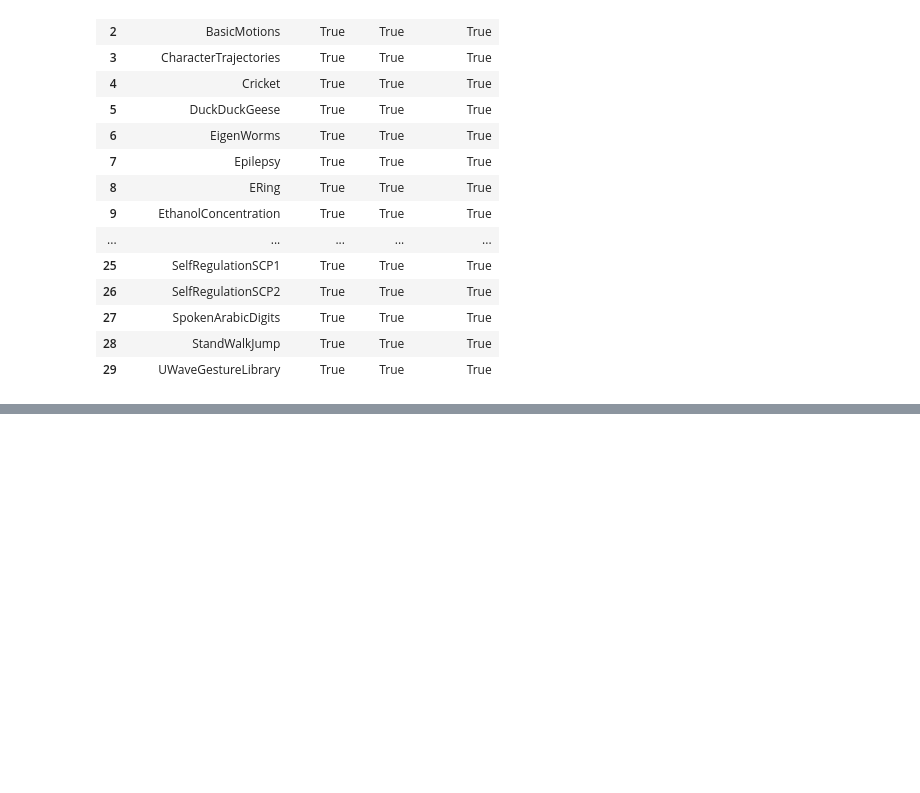
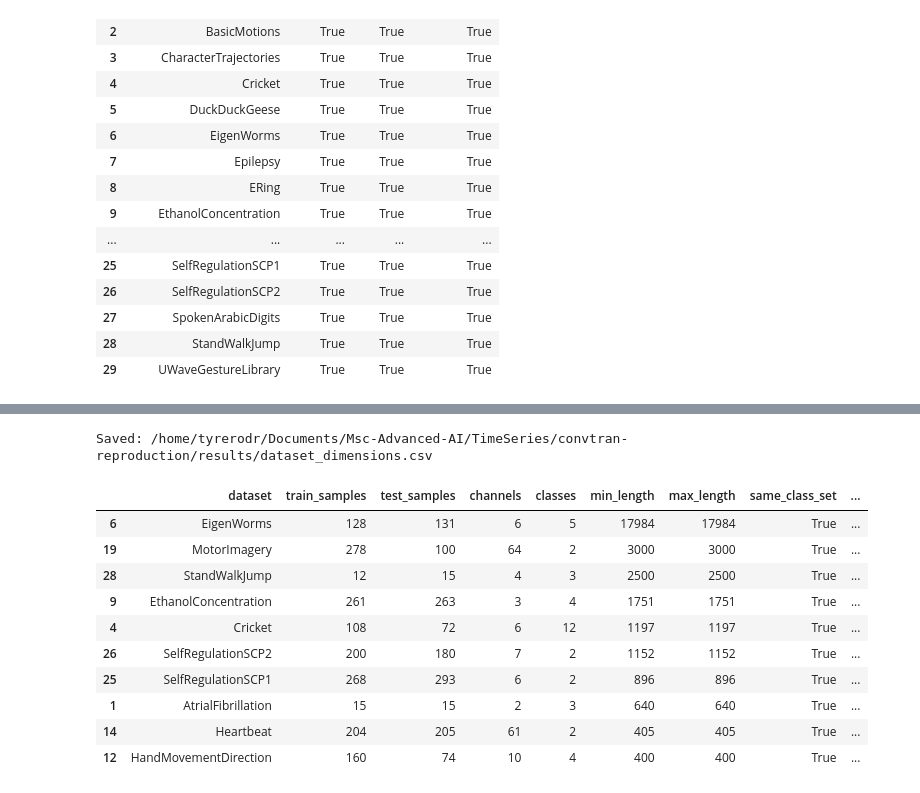
Before and after one commit to tyrerodr/convtran-reproduction, a Jupyter notebook: notebooks/02_uea_benchmark.ipynb, the cells around one changed output, grey strips where cells are left out. Drawn from its saved outputs; the diff is of its cells as text; code cells hidden in the pictures; blank space fills up the shorter version.

Commit message:
docs: record UEA dataset dimensions

```diff
--- a/notebooks/02_uea_benchmark.ipynb
+++ b/notebooks/02_uea_benchmark.ipynb
@@ -11,7 +11,5 @@ BasicMotions pilot results are documented in `01_reproduction.ipynb`.
 # %%
 from pathlib import Path
-import subprocess
-import sys
 
 import pandas as pd
 
@@ -24,13 +22,13 @@ ROOT = next(
     None,
 )
 
-assert ROOT is not None, "Open the notebook from the project repository."
+assert ROOT is not None, "Open this notebook from the project repository."
 
 DATA_ROOT = ROOT / "Dataset" / "UEA" / "Multivariate_ts"
-RUNNER = ROOT / "scripts" / "run_baseline.py"
-RESULTS_PATH = ROOT / "results" / "baseline_runs.csv"
+ARCHIVE_DIR = ROOT / "Dataset" / "archives"
+RESULTS_DIR = ROOT / "results"
 
 print("Repository:", ROOT)
-print("Kernel Python:", sys.executable)
+print("Data directory:", DATA_ROOT)
 # %% [output]
 Repository: /home/tyrerodr/Documents/Msc-Advanced-AI/TimeSeries/convtran-reproduction
@@ -182,26 +182,27 @@ Missing datasets must be downloaded before training.
 # %%
-inventory = pd.DataFrame([
-    {
+inventory_rows = []
+
+for name in UEA_DATASETS:
+    train = DATA_ROOT / name / f"{name}_TRAIN.ts"
+    test = DATA_ROOT / name / f"{name}_TEST.ts"
+
+    inventory_rows.append({
         "dataset": name,
-        "train_file": (
-            DATA_ROOT / name / f"{name}_TRAIN.ts"
-        ).is_file(),
-        "test_file": (
-            DATA_ROOT / name / f"{name}_TEST.ts"
-        ).is_file(),
-    }
-    for name in UEA_DATASETS
-])
+        "train_file": train.is_file() and train.stat().st_size > 0,
+        "test_file": test.is_file() and test.stat().st_size > 0,
+    })
 
+inventory = pd.DataFrame(inventory_rows)
 inventory["files_present"] = (
     inventory["train_file"] & inventory["test_file"]
 )
 
 print(
     f"Datasets with both files: "
-    f"{inventory['files_present'].sum()}/{len(inventory)}"
+    f"{inventory['files_present'].sum()}/{len(UEA_DATASETS)}"
 )
 
+assert inventory["files_present"].all(), "Some split files are missing or empty."
 inventory
 # %% [output]
 Datasets with both files: 30/30
@@ -345,0 +355,21 @@ The remaining datasets have not yet been evaluated.
+# %%
+RESULTS_DIR.mkdir(parents=True, exist_ok=True)
+destination = RESULTS_DIR / "dataset_dimensions.csv"
+
+dimensions.to_csv(destination, index=False)
+print("Saved:", destination)
+
+dimensions.sort_values("max_length", ascending=False).head(10)
+# %% [output]
+Saved: /home/tyrerodr/Documents/Msc-Advanced-AI/TimeSeries/convtran-reproduction/results/dataset_dimensions.csv
+|  | dataset | train_samples | test_samples | channels | classes | min_length | max_length | same_class_set | ... |
+| 6 | EigenWorms | 128 | 131 | 6 | 5 | 17984 | 17984 | True | ... |
+| 19 | MotorImagery | 278 | 100 | 64 | 2 | 3000 | 3000 | True | ... |
+| 28 | StandWalkJump | 12 | 15 | 4 | 3 | 2500 | 2500 | True | ... |
+| 9 | EthanolConcentration | 261 | 263 | 3 | 4 | 1751 | 1751 | True | ... |
+| 4 | Cricket | 108 | 72 | 6 | 12 | 1197 | 1197 | True | ... |
+| 26 | SelfRegulationSCP2 | 200 | 180 | 7 | 2 | 1152 | 1152 | True | ... |
+| 25 | SelfRegulationSCP1 | 268 | 293 | 6 | 2 | 896 | 896 | True | ... |
+| 1 | AtrialFibrillation | 15 | 15 | 2 | 3 | 640 | 640 | True | ... |
+| 14 | Heartbeat | 204 | 205 | 61 | 2 | 405 | 405 | True | ... |
+| 12 | HandMovementDirection | 160 | 74 | 10 | 4 | 400 | 400 | True | ... |
```
Also changed, not shown: parts of 21 cells of this notebook, 1 other file.
